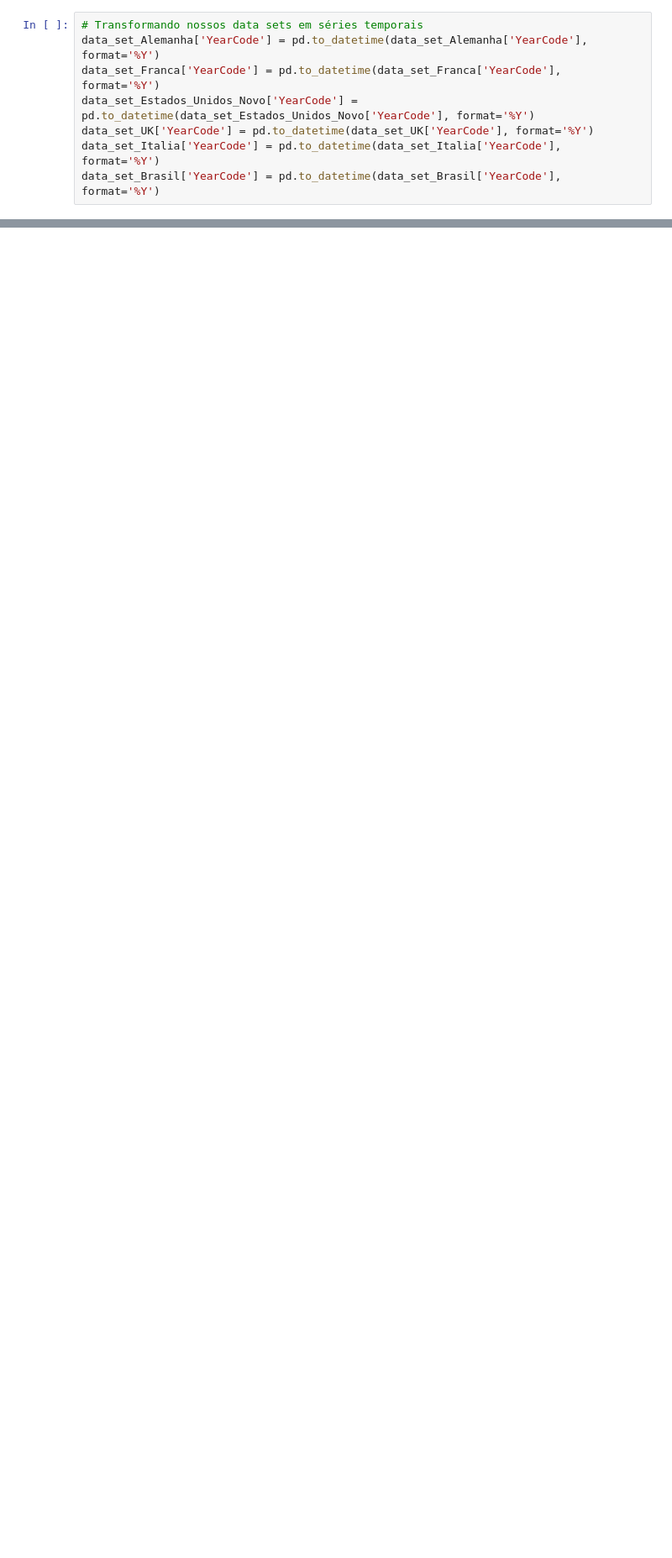
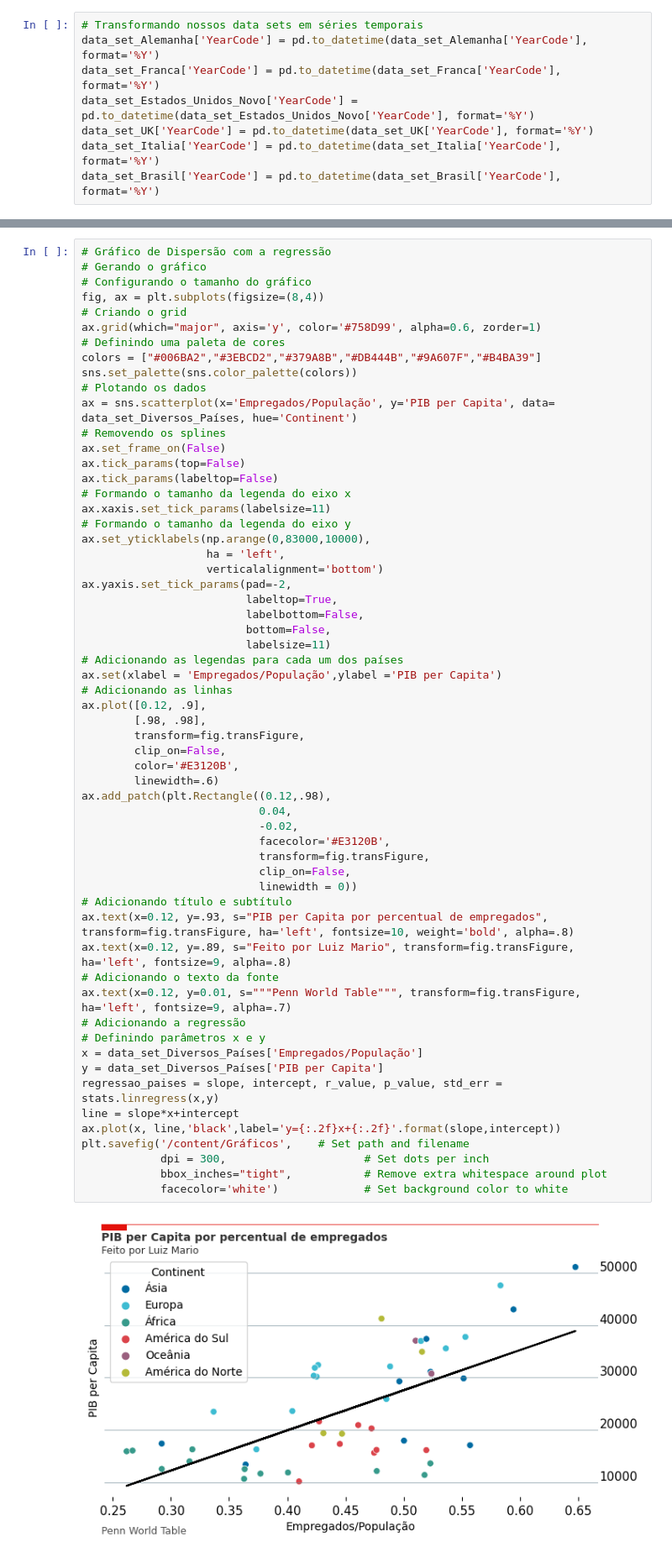
Before and after one commit to luizmarioags/Teoria-do-Desenvolvimento-Economico-, a Jupyter notebook: Gráficos_The_Economist.ipynb, the cells around one changed output, grey strips where cells are left out. Shown at 84% size. Saved outputs shown, nothing was run; the diff lists cells and outputs as text; blank space fills up the shorter version.

```diff
--- a/Gráficos_The_Economist.ipynb
+++ b/Gráficos_The_Economist.ipynb
@@ -341,0 +471,61 @@ plt.savefig('/content/Gráficos',    # Set path and filename
+# %%
+# Gráfico de Dispersão com a regressão
+# Gerando o gráfico
+# Configurando o tamanho do gráfico
+fig, ax = plt.subplots(figsize=(8,4))
+# Criando o grid
+ax.grid(which="major", axis='y', color='#758D99', alpha=0.6, zorder=1)
+# Definindo uma paleta de cores
+colors = ["#006BA2","#3EBCD2","#379A8B","#DB444B","#9A607F","#B4BA39"]
+sns.set_palette(sns.color_palette(colors))
+# Plotando os dados
+ax = sns.scatterplot(x='Empregados/População', y='PIB per Capita', data= data_set_Diversos_Países, hue='Continent')
+# Removendo os splines
+ax.set_frame_on(False)
+ax.tick_params(top=False)
+ax.tick_params(labeltop=False)
+# Formando o tamanho da legenda do eixo x
+ax.xaxis.set_tick_params(labelsize=11)
+# Formando o tamanho da legenda do eixo y
+ax.set_yticklabels(np.arange(0,83000,10000),
+                   ha = 'left',
+                   verticalalignment='bottom')
+ax.yaxis.set_tick_params(pad=-2,
+                         labeltop=True,
+                         labelbottom=False,
+                         bottom=False,
+                         labelsize=11)
+# Adicionando as legendas para cada um dos países
+ax.set(xlabel = 'Empregados/População',ylabel ='PIB per Capita')
+# Adicionando as linhas
+ax.plot([0.12, .9],
+        [.98, .98],
+        transform=fig.transFigure,
+        clip_on=False,
+        color='#E3120B',
+        linewidth=.6)
+ax.add_patch(plt.Rectangle((0.12,.98),
+                           0.04,
+                           -0.02,
+                           facecolor='#E3120B',
+                           transform=fig.transFigure,
+                           clip_on=False,
+                           linewidth = 0))
+# Adicionando título e subtítulo
+ax.text(x=0.12, y=.93, s="PIB per Capita por percentual de empregados", transform=fig.transFigure, ha='left', fontsize=10, weight='bold', alpha=.8)
+ax.text(x=0.12, y=.89, s="Feito por Luiz Mario", transform=fig.transFigure, ha='left', fontsize=9, alpha=.8)
+# Adicionando o texto da fonte
+ax.text(x=0.12, y=0.01, s="""Penn World Table""", transform=fig.transFigure, ha='left', fontsize=9, alpha=.7)
+# Adicionando a regressão
+# Definindo parâmetros x e y
+x = data_set_Diversos_Países['Empregados/População']
+y = data_set_Diversos_Países['PIB per Capita']
+regressao_paises = slope, intercept, r_value, p_value, std_err = stats.linregress(x,y)
+line = slope*x+intercept
+ax.plot(x, line,'black',label='y={:.2f}x+{:.2f}'.format(slope,intercept))
+plt.savefig('/content/Gráficos',    # Set path and filename
+            dpi = 300,                     # Set dots per inch
+            bbox_inches="tight",           # Remove extra whitespace around plot
+            facecolor='white')             # Set background color to white
+# %% [output]
+[figure, added]
```
Also changed, not shown: parts of 10 cells of this notebook.
